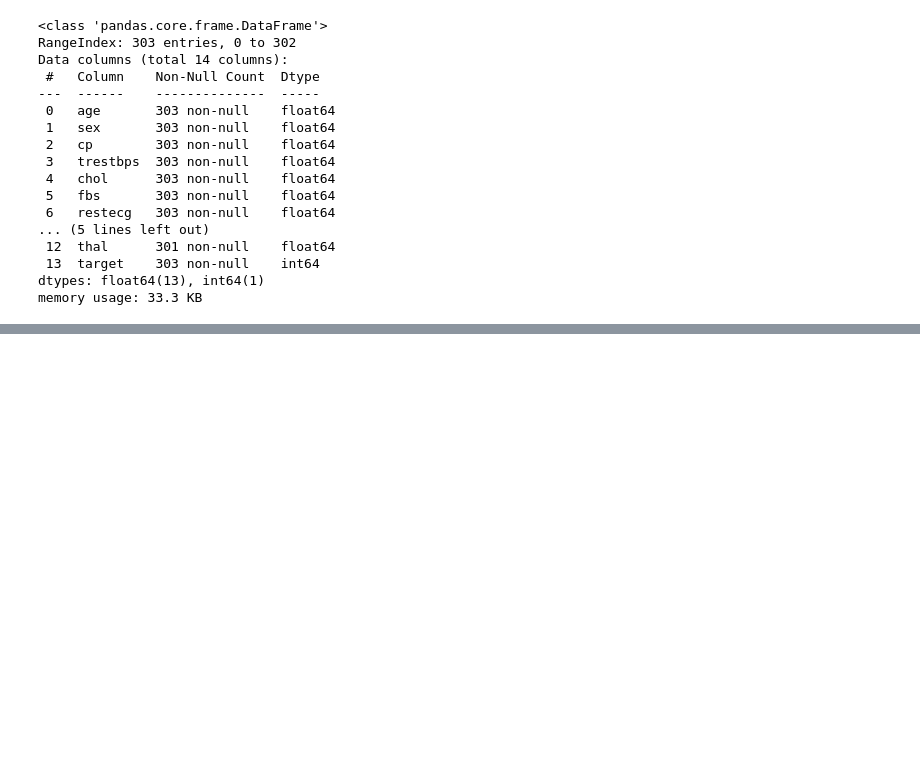
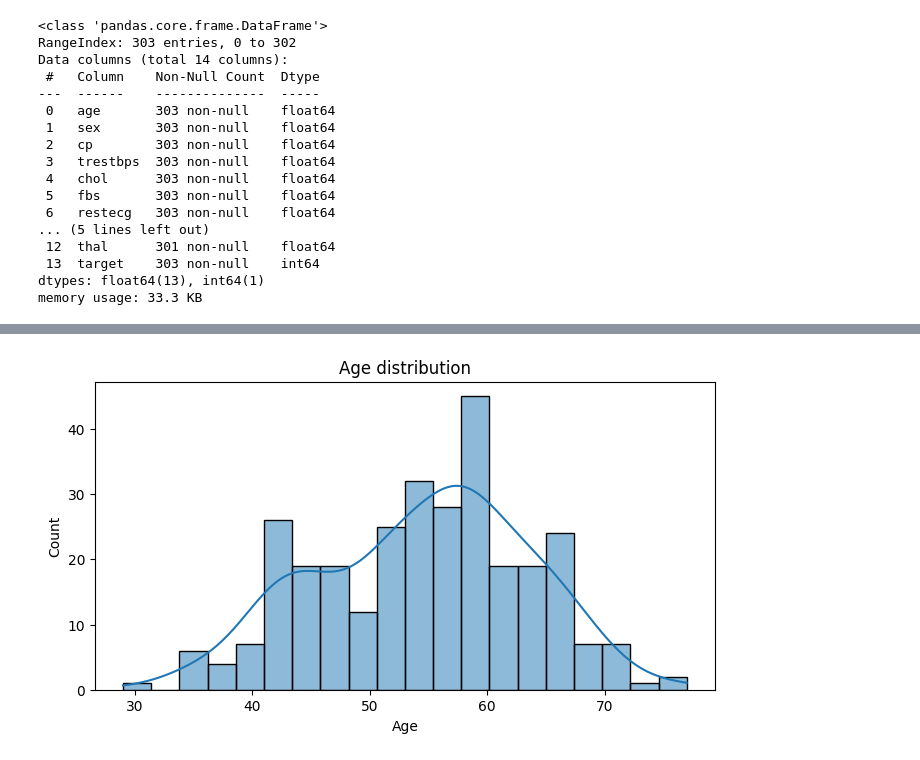
Before and after one commit to pilucha06/heart-disease-clustering, a Jupyter notebook: notebook.ipynb, the cells around one changed output, grey strips where cells are left out. Drawn from its saved outputs; the diff is of its cells as text; code cells hidden in the pictures; blank space fills up the shorter version.

Commit message:
Etapa 2: análisis exploratorio de datos (EDA) Hice graficos con la ayuda de Claude, que nos dan una mejor idea de la variedad de datos y rangos que hay en la tanda de pacientes.

```diff
--- a/notebook.ipynb
+++ b/notebook.ipynb
@@ -54,0 +58,9 @@ df.describe()
+# %%
+plt.figure(figsize=(8, 4)) #distribucion de las edades de los pacientes
+sns.histplot(df['age'], bins=20, kde=True)
+plt.title('Age distribution')
+plt.xlabel('Age')
+plt.ylabel('Count')
+plt.show()
+# %% [output]
+[figure, added]
```
Also changed, not shown: parts of 4 cells of this notebook.
